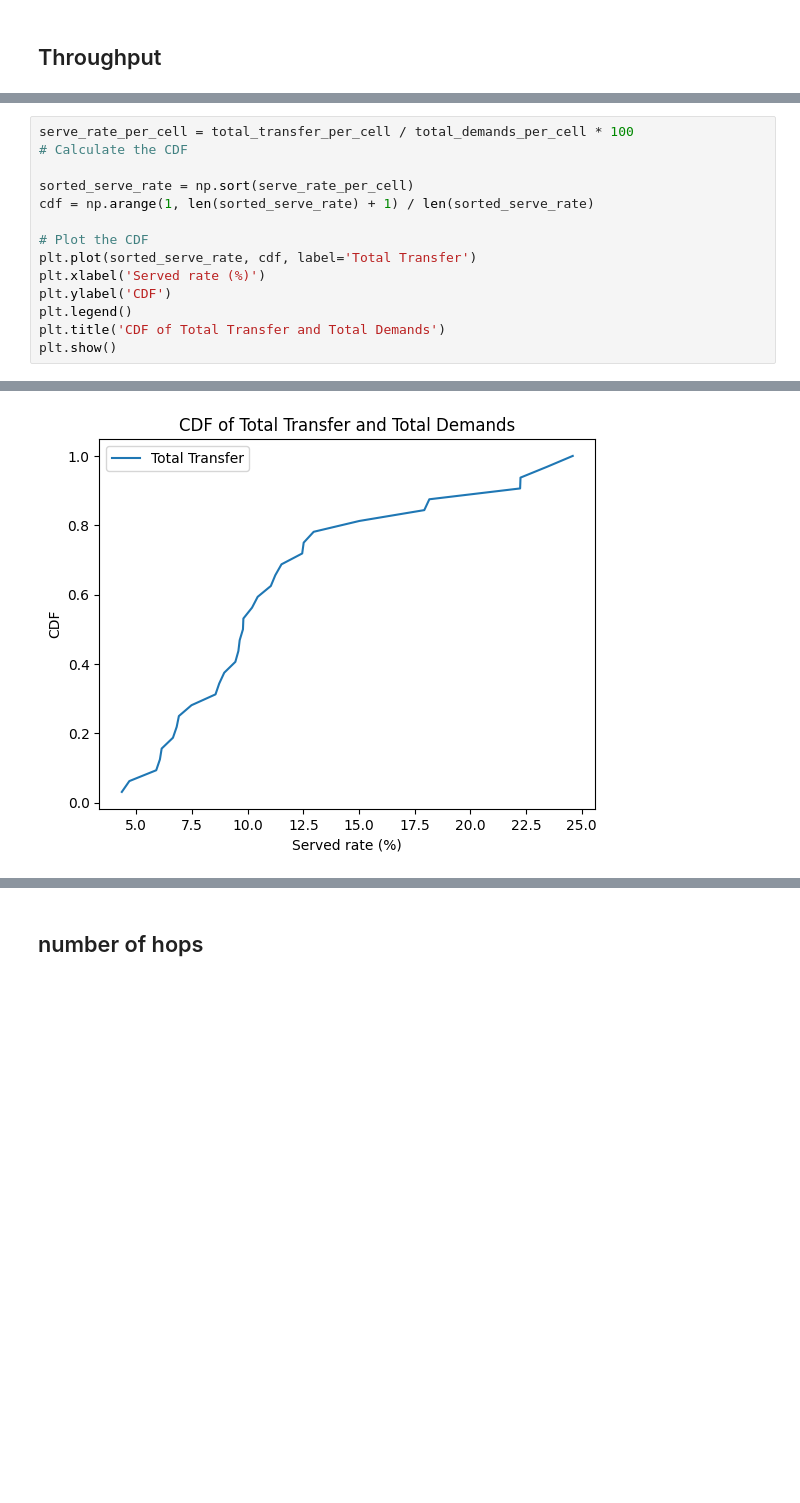
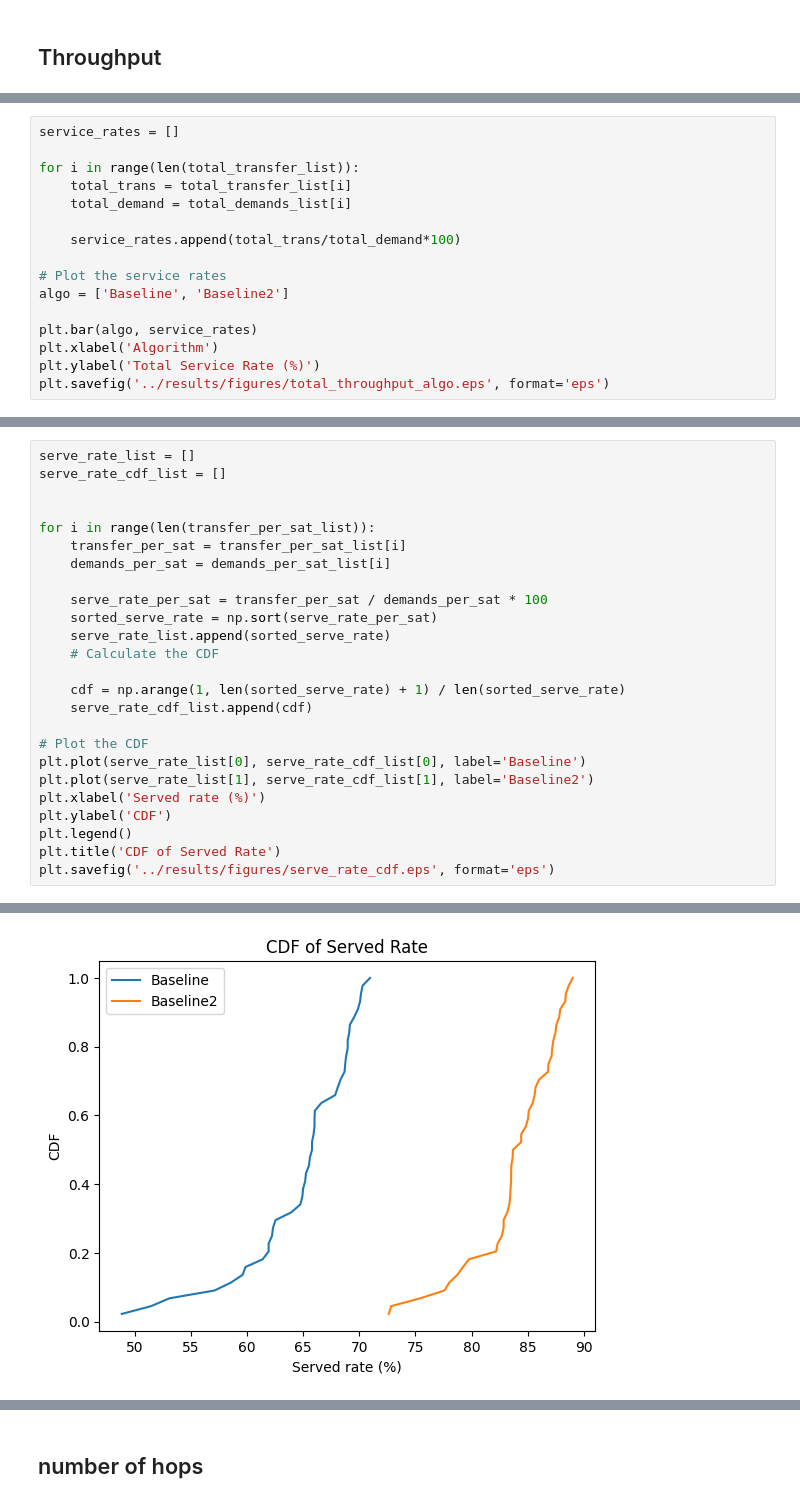
Before and after one commit to yutailin1993/StarryNet, a Jupyter notebook: result_plot.ipynb, the cells around one changed output, grey strips where cells are left out. Saved outputs shown, nothing was run; the diff lists cells and outputs as text; blank space fills up the shorter version.

```diff
--- a/result_plot.ipynb
+++ b/result_plot.ipynb
@@ -96,0 +82,16 @@ IndexError: list index out of range
+# %%
+service_rates = []
+
+for i in range(len(total_transfer_list)):
+    total_trans = total_transfer_list[i]
+    total_demand = total_demands_list[i]
+
+    service_rates.append(total_trans/total_demand*100)
+
+# Plot the service rates
+algo = ['Baseline', 'Baseline2']
+
+plt.bar(algo, service_rates)
+plt.xlabel('Algorithm')
+plt.ylabel('Total Service Rate (%)')
+plt.savefig('../results/figures/total_throughput_algo.eps', format='eps')
@@ -105,15 +108,26 @@ Total served rate: 9.93417995219196 %
 # %%
-serve_rate_per_cell = total_transfer_per_cell / total_demands_per_cell * 100
-# Calculate the CDF
+serve_rate_list = []
+serve_rate_cdf_list = []
 
-sorted_serve_rate = np.sort(serve_rate_per_cell)
-cdf = np.arange(1, len(sorted_serve_rate) + 1) / len(sorted_serve_rate)
+
+for i in range(len(transfer_per_sat_list)):
+    transfer_per_sat = transfer_per_sat_list[i]
+    demands_per_sat = demands_per_sat_list[i]
+
+    serve_rate_per_sat = transfer_per_sat / demands_per_sat * 100
+    sorted_serve_rate = np.sort(serve_rate_per_sat)
+    serve_rate_list.append(sorted_serve_rate)
+    # Calculate the CDF
+
+    cdf = np.arange(1, len(sorted_serve_rate) + 1) / len(sorted_serve_rate)
+    serve_rate_cdf_list.append(cdf)
 
 # Plot the CDF
-plt.plot(sorted_serve_rate, cdf, label='Total Transfer')
+plt.plot(serve_rate_list[0], serve_rate_cdf_list[0], label='Baseline')
+plt.plot(serve_rate_list[1], serve_rate_cdf_list[1], label='Baseline2')
 plt.xlabel('Served rate (%)')
 plt.ylabel('CDF')
 plt.legend()
-plt.title('CDF of Total Transfer and Total Demands')
-plt.show()
+plt.title('CDF of Served Rate')
+plt.savefig('../results/figures/serve_rate_cdf.eps', format='eps')
 # %% [output]
@@ -120 +135 @@ plt.show()
-[figure, old version]
+[figure, new version]
```
Also changed, not shown: parts of 18 cells of this notebook, 6 other files.
